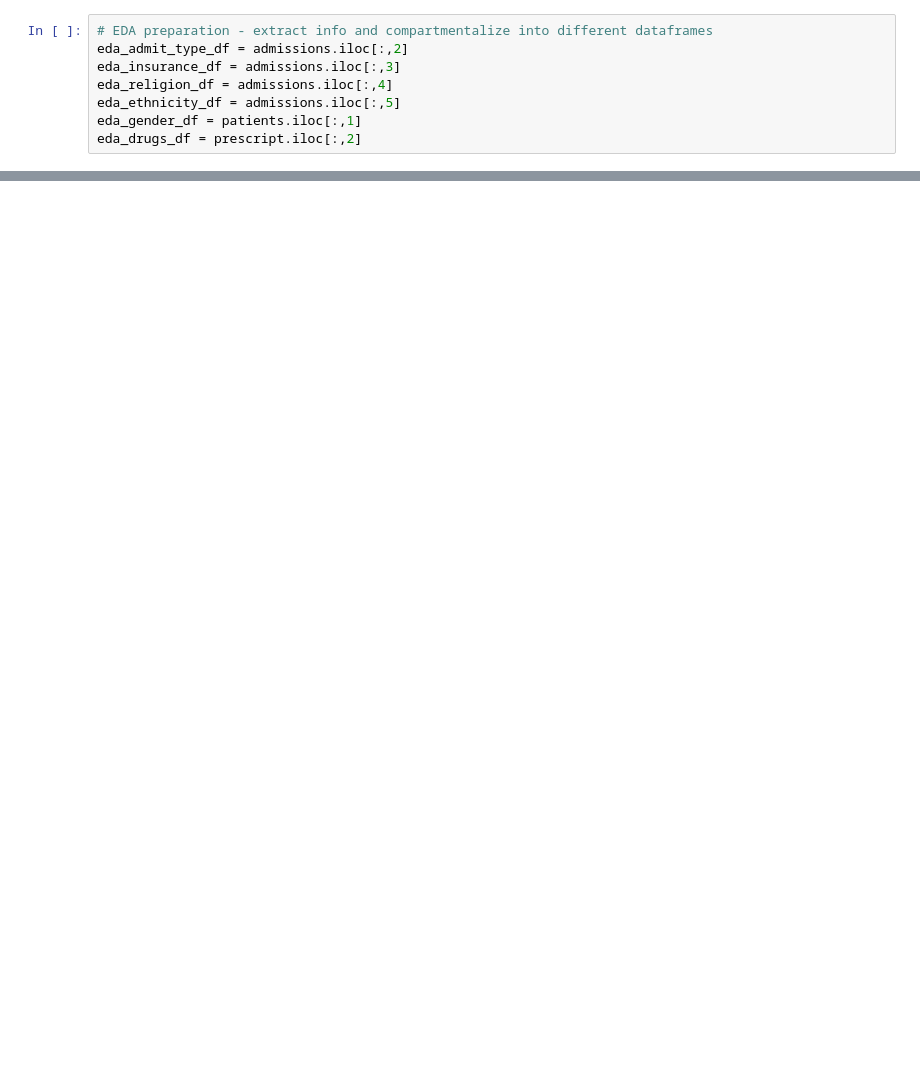
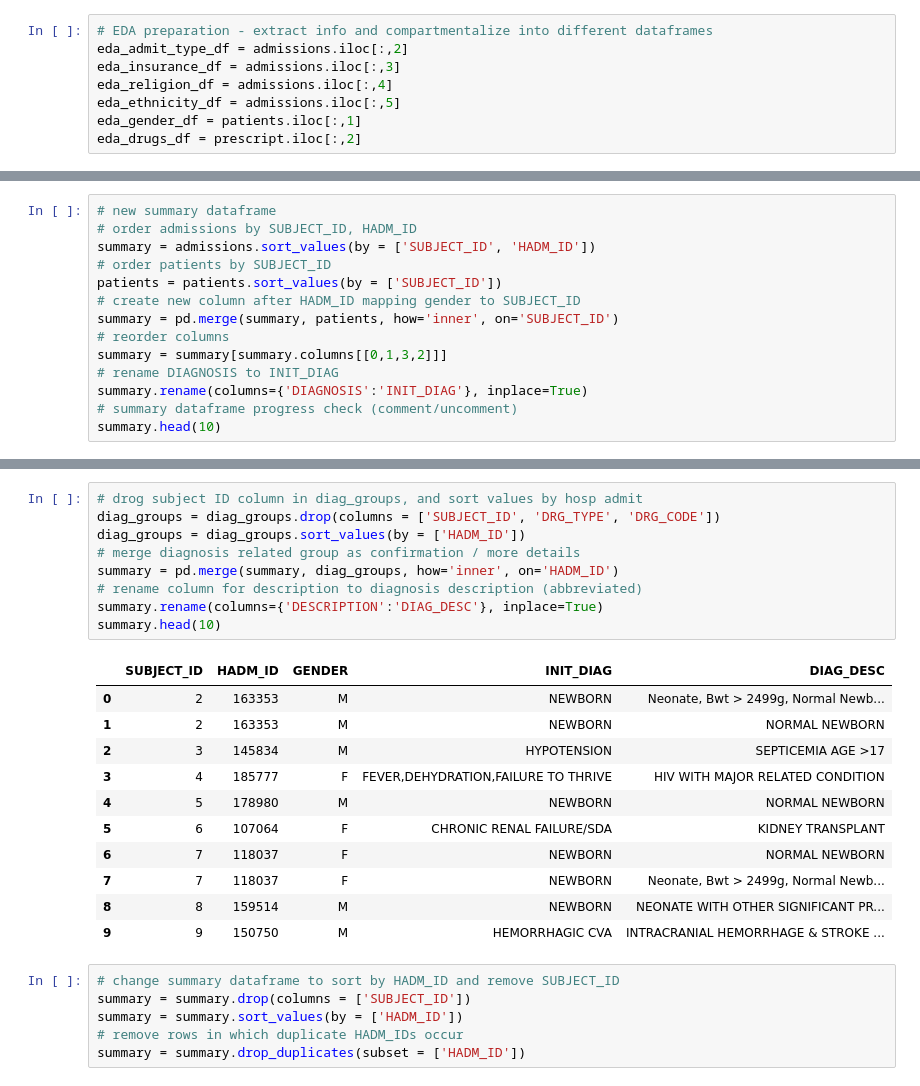
Before and after one commit to gzhu7/project1, a Jupyter notebook: Project_1.ipynb, the cells around one changed output, grey strips where cells are left out. Cells and saved outputs as stored; diff of their text form; blank space fills up the shorter version.

```diff
--- a/Project_1.ipynb
+++ b/Project_1.ipynb
@@ -153,0 +184,14 @@ KeyError: "['ROW_ID' 'DEATHTIME'] not in index"
+# %%
+# new summary dataframe
+# order admissions by SUBJECT_ID, HADM_ID
+summary = admissions.sort_values(by = ['SUBJECT_ID', 'HADM_ID'])
+# order patients by SUBJECT_ID
+patients = patients.sort_values(by = ['SUBJECT_ID'])
+# create new column after HADM_ID mapping gender to SUBJECT_ID
+summary = pd.merge(summary, patients, how='inner', on='SUBJECT_ID')
+# reorder columns
+summary = summary[summary.columns[[0,1,3,2]]]
+# rename DIAGNOSIS to INIT_DIAG
+summary.rename(columns={'DIAGNOSIS':'INIT_DIAG'}, inplace=True)
+# summary dataframe progress check (comment/uncomment)
+summary.head(10)
@@ -153,0 +210,27 @@ KeyError: "['ROW_ID' 'DEATHTIME'] not in index"
+# %%
+# drog subject ID column in diag_groups, and sort values by hosp admit
+diag_groups = diag_groups.drop(columns = ['SUBJECT_ID', 'DRG_TYPE', 'DRG_CODE'])
+diag_groups = diag_groups.sort_values(by = ['HADM_ID'])
+# merge diagnosis related group as confirmation / more details
+summary = pd.merge(summary, diag_groups, how='inner', on='HADM_ID')
+# rename column for description to diagnosis description (abbreviated)
+summary.rename(columns={'DESCRIPTION':'DIAG_DESC'}, inplace=True)
+summary.head(10)
+# %% [output]
+|  | SUBJECT_ID | HADM_ID | GENDER | INIT_DIAG | DIAG_DESC |
+| 0 | 2 | 163353 | M | NEWBORN | Neonate, Bwt > 2499g, Normal Newb... |
+| 1 | 2 | 163353 | M | NEWBORN | NORMAL NEWBORN |
+| 2 | 3 | 145834 | M | HYPOTENSION | SEPTICEMIA AGE >17 |
+| 3 | 4 | 185777 | F | FEVER,DEHYDRATION,FAILURE TO THRIVE | HIV WITH MAJOR RELATED CONDITION |
+| 4 | 5 | 178980 | M | NEWBORN | NORMAL NEWBORN |
+| 5 | 6 | 107064 | F | CHRONIC RENAL FAILURE/SDA | KIDNEY TRANSPLANT |
+| 6 | 7 | 118037 | F | NEWBORN | NORMAL NEWBORN |
+| 7 | 7 | 118037 | F | NEWBORN | Neonate, Bwt > 2499g, Normal Newb... |
+| 8 | 8 | 159514 | M | NEWBORN | NEONATE WITH OTHER SIGNIFICANT PR... |
+| 9 | 9 | 150750 | M | HEMORRHAGIC CVA | INTRACRANIAL HEMORRHAGE & STROKE ... |
+# %%
+# change summary dataframe to sort by HADM_ID and remove SUBJECT_ID
+summary = summary.drop(columns = ['SUBJECT_ID'])
+summary = summary.sort_values(by = ['HADM_ID'])
+# remove rows in which duplicate HADM_IDs occur
+summary = summary.drop_duplicates(subset = ['HADM_ID'])
```
Also changed, not shown: parts of 26 cells of this notebook.
